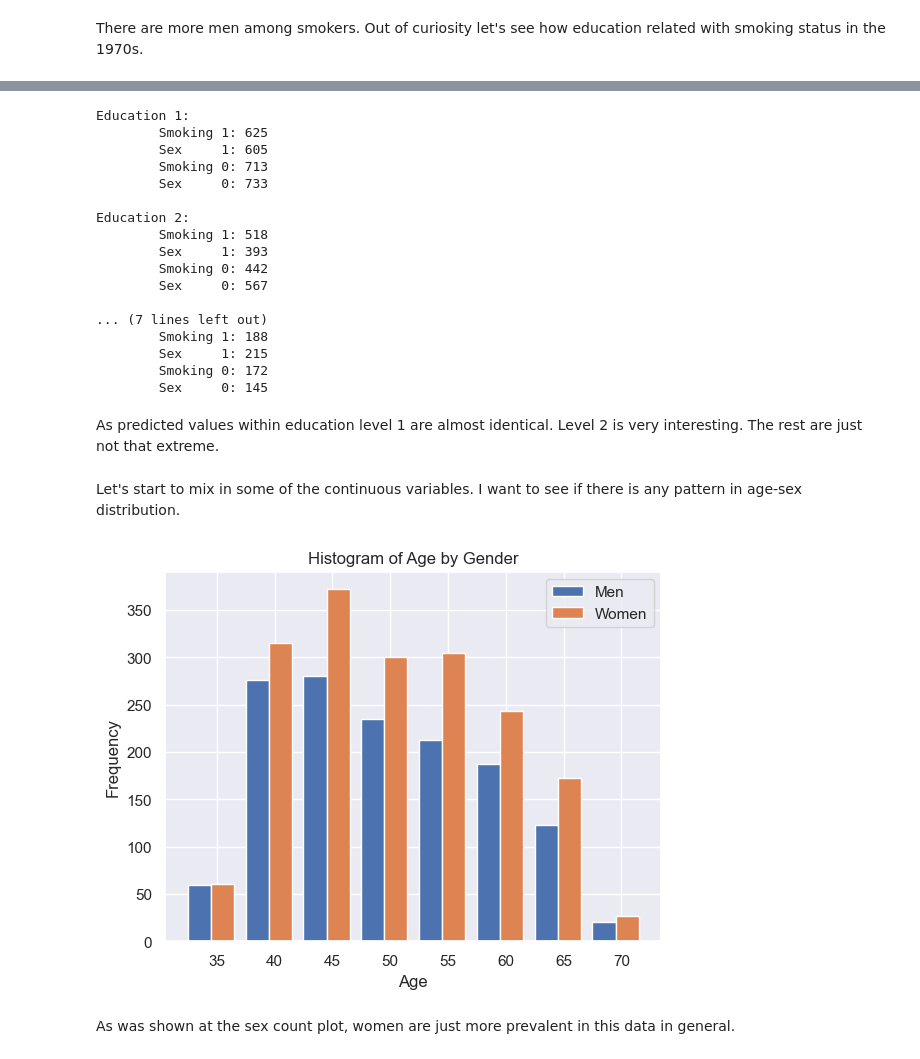
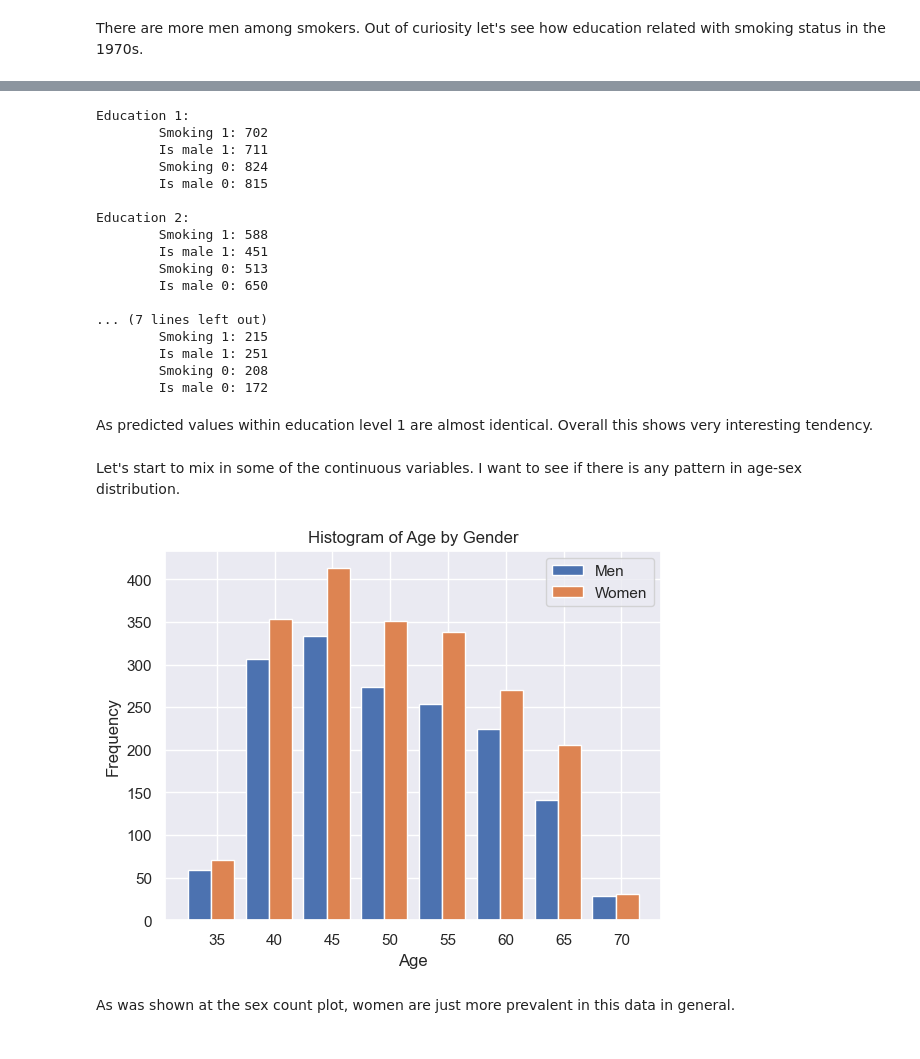
Before and after one commit to airenare/Heart-Disease-Risk-Prediction, a Jupyter notebook: notebooks/2_EDA.ipynb, the cells around one changed output, grey strips where cells are left out. Saved outputs shown, nothing was run; the diff lists cells and outputs as text; code cells hidden in the pictures.

```diff
--- a/notebooks/2_EDA.ipynb
+++ b/notebooks/2_EDA.ipynb
@@ -33,11 +33,11 @@ from functions import grid_plots, ecdf, get_function_code, sb_utils
 # %% [markdown]
 ### 1.2 Load data
 # %%
-df_clean_path = '../data/interim/data_clean.csv'
-df_winsorized_path = '../data/interim/data_winsorized.csv'
+df_inputed_path = '../data/interim/data_droped.csv'
+df_drop_path = '../data/interim/data_imputed.csv'
 
-df_clean = pd.read_csv(df_clean_path)
-df_winsorized = pd.read_csv(df_winsorized_path)
+df = pd.read_csv(df_inputed_path)
+df_drop = pd.read_csv(df_drop_path)
 # %% [markdown]
 ### 1.3 Exploring data
 # %%
@@ -47,6 +47,5 @@ df_clean.shape, df_winsorized.shape
 # %% [markdown]
 As a disclaimer, the 'data_clean' and 'data_winsorized' are practically the same data sets, but within the winsorized data all the extreme outliers were winsorized to fit within the range of (Q1 - 1.5*IQR) and (Q3 + 1.5*IQR). So it will make sense to focus on just 'df_clean' data set for now, and keep the 'df_winsorized' for the future model evaluations.
 # %%
-df = df_clean
 df.head()
 # %% [output]
@@ -193,61 +190,54 @@ Comparing absolute values within the groups make an impression that almost all s
 # %%
-# for e in sorted(list(df['education'].unique())):
-#     for s in df['sex'].unique():
-#         print(f'Education {e}, sex     {s}: {df.loc[df["education"] == e].loc[df["sex"] == s].shape[0]}')
-#     for smok in df['sex'].unique():
-#         print(f'Education {e}, smoking {s}: {df.loc[df["education"] == e].loc[df["is_smoking"] == smok].shape[0]}')
-#     print('\n')
-
-
 for e in sorted(list(df['education'].unique())):
     print(f'\nEducation {e:.0f}:')
-    for sex, smok in zip(df['sex'].unique(),df['sex'].unique()):
-        print(f'\tSmoking {smok}: {df.loc[df["education"] == e].loc[df["is_smoking"] == smok].shape[0]}')
-        print(f'\tSex     {sex}: {df.loc[df["education"] == e].loc[df["sex"] == sex].shape[0]}')
+    for male, smok in zip(df['male'].unique(),df['male'].unique()):
+        print(f'\tSmoking {smok}: {df.loc[df["education"] == e].loc[df["currentSmoker"] == smok].shape[0]}')
+        print(f'\tIs male {male}: {df.loc[df["education"] == e].loc[df["male"] == male].shape[0]}')
 # %% [output]
 Education 1:
-        Smoking 1: 625
-        Sex     1: 605
-        Smoking 0: 713
-        Sex     0: 733
+        Smoking 1: 702
+        Is male 1: 711
+        Smoking 0: 824
+        Is male 0: 815
 
 Education 2:
-        Smoking 1: 518
-        Sex     1: 393
-        Smoking 0: 442
-        Sex     0: 567
+        Smoking 1: 588
+        Is male 1: 451
+        Smoking 0: 513
+        Is male 0: 650
 
 ... (7 lines left out)
-        Smoking 1: 188
-        Sex     1: 215
-        Smoking 0: 172
-        Sex     0: 145
+        Smoking 1: 215
+        Is male 1: 251
+        Smoking 0: 208
+        Is male 0: 172
 # %% [markdown]
-As predicted values within education level 1 are almost identical. Level 2 is very interesting. The rest are just not that extreme.
+As predicted values within education level 1 are almost identical.
+Overall this shows very interesting tendency.
 # %% [markdown]
 Let's start to mix in some of the continuous variables.
 I want to see if there is any pattern in age-sex distribution.
 # %%
 # # Separate data for men and women
-men_data = df[df['sex'] == 1]['age']
-women_data = df[df['sex'] == 0]['age']
+men_data = df[df['male'] == 1]['age']
+women_data = df[df['male'] == 0]['age']
 
 # Set the bin width
 bin_width = 5
 
 # Plot the histogram
 plt.hist([men_data, women_data], bins=range(min(df['age']), max(df['age']) + bin_width, bin_width),label=['Men', 'Women'])
 
 # Add labels and title
 plt.xlabel('Age')
 plt.ylabel('Frequency')
 plt.title('Histogram of Age by Gender')
 plt.legend()
 
 # Show the plot
 plt.show()
 # %% [output]
-[figure, old version]
+[figure, new version]
 # %% [markdown]
 As was shown at the sex count plot, women are just more prevalent in this data in general.
 # %%
```
Also changed, not shown: parts of 100 cells of this notebook, 5 other files.
